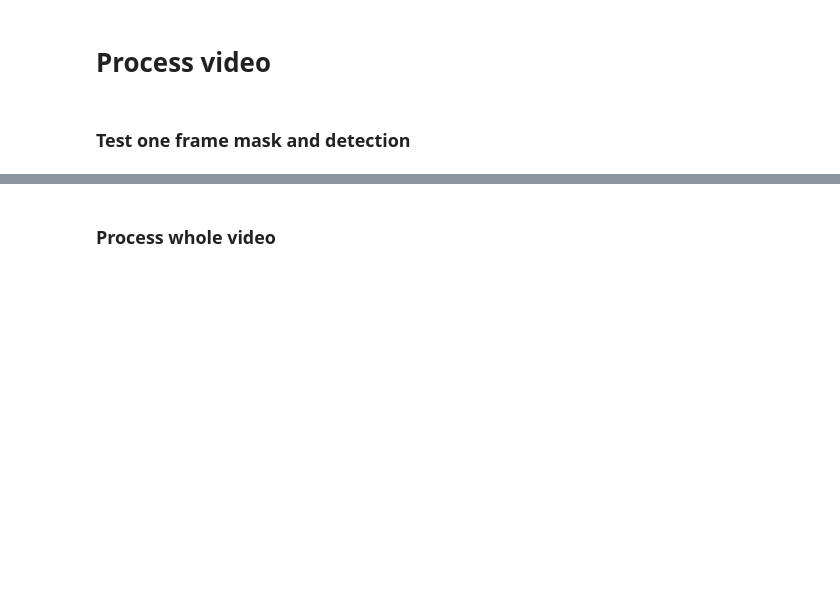
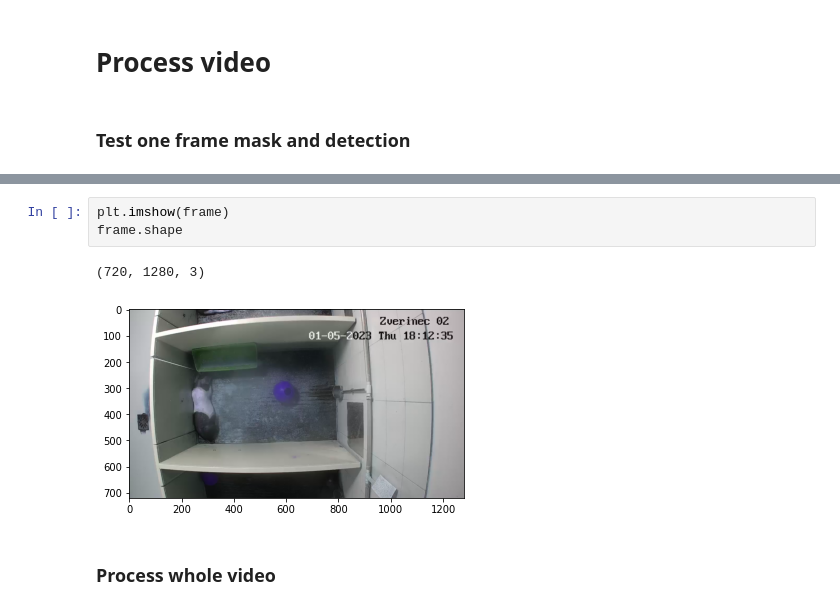
Before and after one commit to mjirik/animaltracking, a Jupyter notebook: animaltracking/pigtracking_prediction.ipynb, the cells around one changed output, grey strips where cells are left out. Drawn from its saved outputs; the diff is of its cells as text; blank space fills up the shorter version.

```diff
--- a/animaltracking/pigtracking_prediction.ipynb
+++ b/animaltracking/pigtracking_prediction.ipynb
@@ -296,3 +316,9 @@ cap.release()
+# %%
+plt.imshow(frame)
+frame.shape
+# %% [output]
+(720, 1280, 3)
+[figure, added]
 # %% [markdown]
 ### Process whole video
 # %%
```
Also changed, not shown: parts of 19 cells of this notebook, 1 other file.
